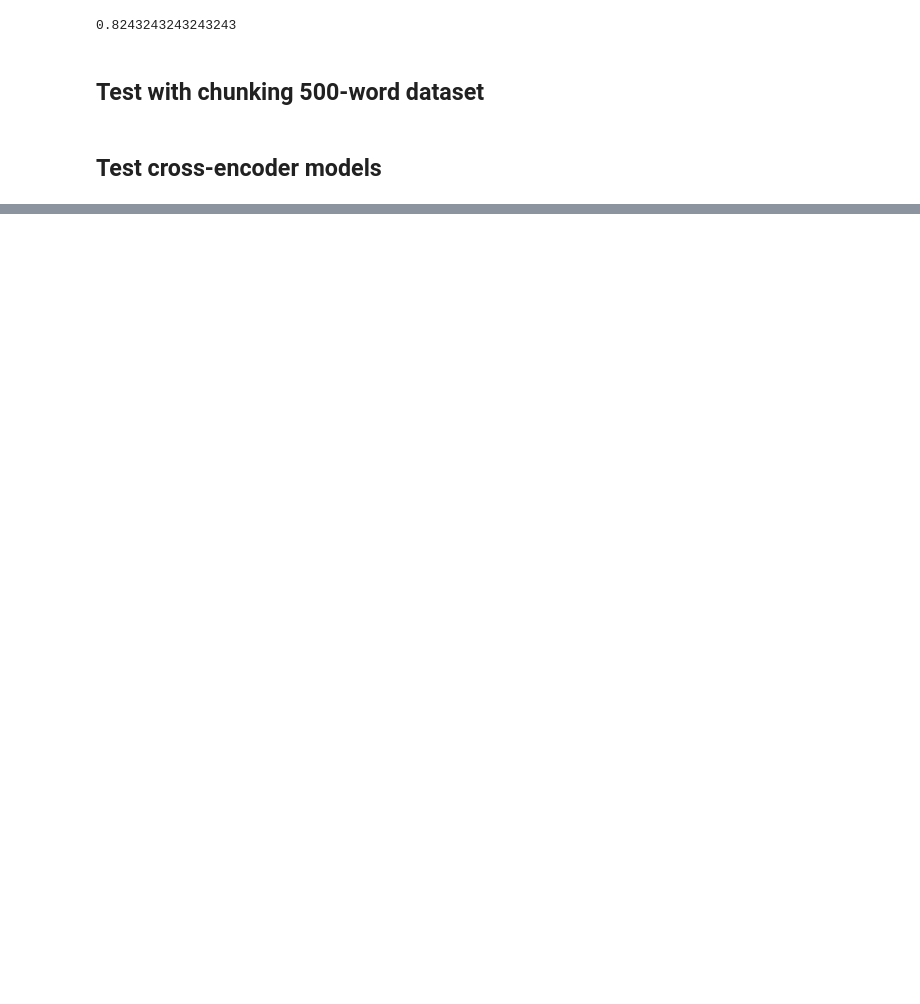
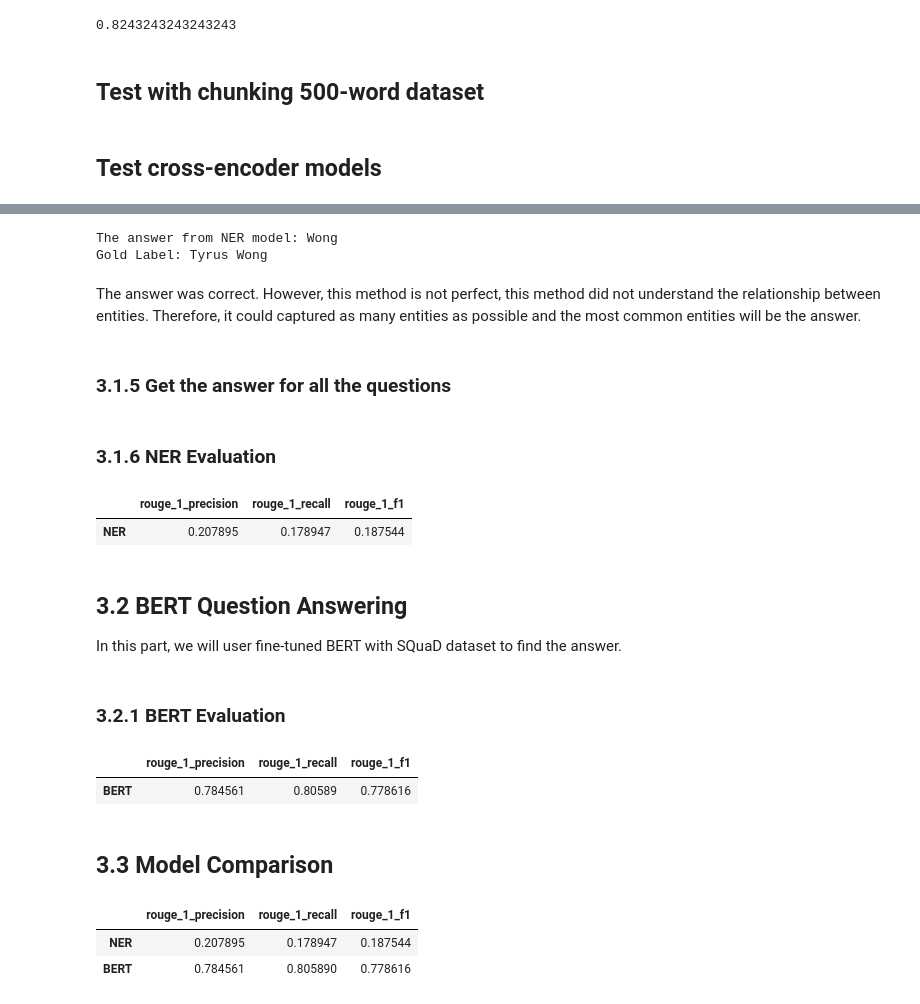
Before and after one commit to robinviltoriano/NLP_Assignment_2, a Jupyter notebook: final.ipynb, the cells around one changed output, grey strips where cells are left out. Drawn from its saved outputs; the diff is of its cells as text; code cells hidden in the pictures; blank space fills up the shorter version.

```diff
--- a/final.ipynb
+++ b/final.ipynb
@@ -332,0 +601,13 @@ plt.show()
+# %%
+answer = find_entity(q_ent, target_ent, t_ent, num_of_words=15)
+answer = [ent['text'] for ent in answer]
+mode_value = statistics.mode(answer)
+print(f"The answer from NER model: {mode_value}")
+print(f"Gold Label: {question_dataset['gold_label'][document_number]}")
+# %% [output]
+The answer from NER model: Wong
+Gold Label: Tyrus Wong
+# %% [markdown]
+The answer was correct. However, this method is not perfect, this method did not understand the relationship between entities. Therefore, it could captured as many entities as possible and the most common entities will be the answer.
+# %% [markdown]
+### 3.1.5 Get the answer for all the questions
@@ -332,0 +644,2 @@ plt.show()
+# %% [markdown]
+### 3.1.6 NER Evaluation
@@ -332,0 +661,10 @@ plt.show()
+# %%
+ner_eval = pd.DataFrame(question_dataset_ner[['rouge_1_precision','rouge_1_recall','rouge_1_f1']].mean(), columns=['NER']).T
+ner_eval
+# %% [output]
+|  | rouge_1_precision | rouge_1_recall | rouge_1_f1 |
+| NER | 0.207895 | 0.178947 | 0.187544 |
+# %% [markdown]
+## 3.2 BERT Question Answering
+
+In this part, we will user fine-tuned BERT with SQuaD dataset to find the answer.
@@ -332,0 +700,18 @@ plt.show()
+# %% [markdown]
+### 3.2.1 BERT Evaluation
+# %%
+def clean_text_bert(text):
+    """
+    Cleans the given text by converting it to lowercase, removing punctuation, and extra whitespaces.
+
+    Args:
+        text (str): The text to be cleaned.
+
+    Returns:
+        str: The cleaned text.
+    """
+    cleaned_text = str(text)
+    cleaned_text = cleaned_text.lower()
+    cleaned_text = re.sub(r'[^\w\s]', ' ', cleaned_text)
+    cleaned_text = re.sub(r'\s+',' ', cleaned_text)
+    return cleaned_text.strip()
@@ -332,0 +721,30 @@ plt.show()
+# %%
+rouge_func = Rouge()
+rouge_1_precision = []
+rouge_1_recall = []
+rouge_1_f1 = []
+
+for idx, row in question_dataset_bert.iterrows():
+    rouge_score = rouge_func.get_scores(row['answer_cleaned'], row['gold_label_cleaned'])
+    rouge_1_precision.append(rouge_score[0]['rouge-1']['p'])
+    rouge_1_recall.append(rouge_score[0]['rouge-1']['r'])
+    rouge_1_f1.append(rouge_score[0]['rouge-1']['f'])
+
+question_dataset_bert['rouge_1_precision'] = rouge_1_precision
+question_dataset_bert['rouge_1_recall'] = rouge_1_recall
+question_dataset_bert['rouge_1_f1'] = rouge_1_f1
+# %%
+bert_eval = pd.DataFrame(question_dataset_bert[['rouge_1_precision','rouge_1_recall','rouge_1_f1']].mean(),columns=['BERT']).T
+bert_eval
+# %% [output]
+|  | rouge_1_precision | rouge_1_recall | rouge_1_f1 |
+| BERT | 0.784561 | 0.80589 | 0.778616 |
+# %% [markdown]
+## 3.3 Model Comparison
+# %%
+reader_eval = pd.concat([ner_eval, bert_eval], axis=0)
+reader_eval
+# %% [output]
+|  | rouge_1_precision | rouge_1_recall | rouge_1_f1 |
+| NER | 0.207895 | 0.178947 | 0.187544 |
+| BERT | 0.784561 | 0.805890 | 0.778616 |
```
Also changed, not shown: parts of 33 cells of this notebook, 1 other file.
